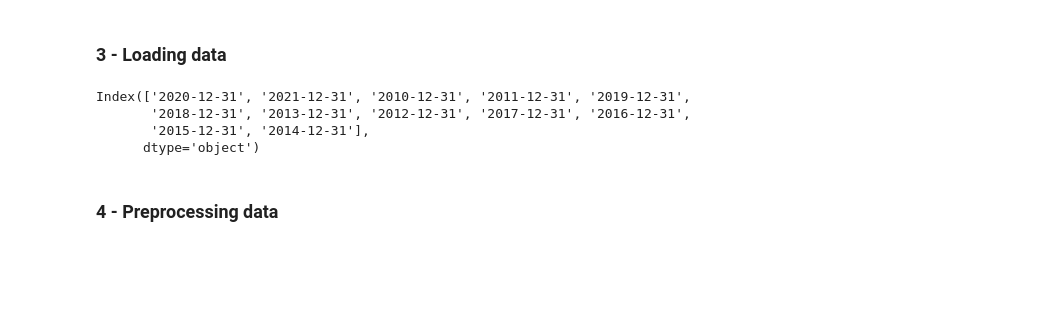
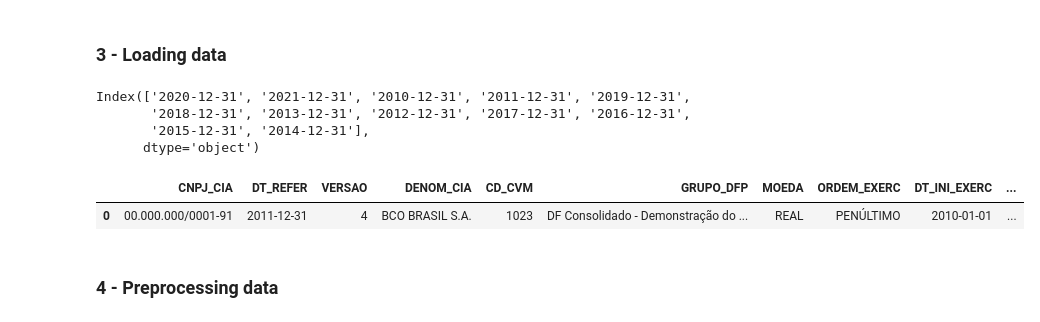
Before and after one commit to jfsjunqueira/analise-acoes, a Jupyter notebook: notebooks/3.0-jj-preprocessing.ipynb, the cells around one changed output. Saved outputs shown, nothing was run; the diff lists cells and outputs as text; code cells hidden in the pictures; blank space fills up the shorter version.

```diff
--- a/notebooks/3.0-jj-preprocessing.ipynb
+++ b/notebooks/3.0-jj-preprocessing.ipynb
@@ -35,6 +35,11 @@ Index(['2020-12-31', '2021-12-31', '2010-12-31', '2011-12-31', '2019-12-31',
        '2018-12-31', '2013-12-31', '2012-12-31', '2017-12-31', '2016-12-31',
        '2015-12-31', '2014-12-31'],
       dtype='object')
+# %%
+df.head(1)
+# %% [output]
+|  | CNPJ_CIA | DT_REFER | VERSAO | DENOM_CIA | CD_CVM | GRUPO_DFP | MOEDA | ORDEM_EXERC | DT_INI_EXERC | ... |
+| 0 | 00.000.000/0001-91 | 2011-12-31 | 4 | BCO BRASIL S.A. | 1023 | DF Consolidado - Demonstração do ... | REAL | PENÚLTIMO | 2010-01-01 | ... |
 # %% [markdown]
 ### 4 - Preprocessing data
 # %%
```
Also changed, not shown: parts of 4 cells of this notebook, 3 other files.
